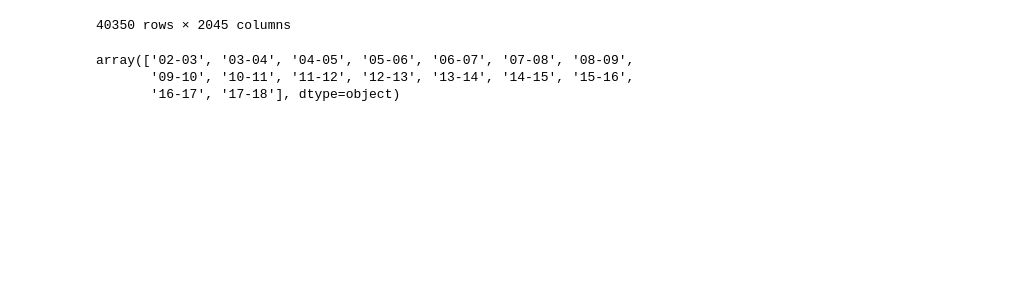
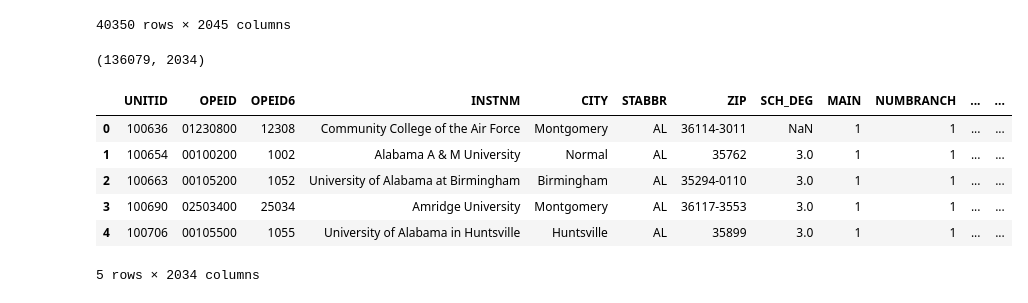
Before and after one commit to voduwa/Final-Project, a Jupyter notebook: tyler.ipynb, the cells around one changed output. Cells and saved outputs as stored; diff of their text form; code cells hidden in the pictures; blank space fills up the shorter version.

```diff
--- a/tyler.ipynb
+++ b/tyler.ipynb
@@ -125,6 +228,7 @@ for i in reversed(range(0,19)):
     b = i + 1
     second = years_import_list[b]
     df = pd.read_csv(f'data/MERGED20{first}_{second}_PP.csv',sep=',',low_memory=False)
+    df = df.dropna(axis='columns',how='all')
     df['MERGED_YEAR_FROM']= first + '-' + second
     all_years = pd.concat([df,all_years],sort=False)
     df = pd.DataFrame()
@@ -151,12 +253,10 @@ all_years
 | 6652 | 439260 | 02075411 | 20754 | KELLER GRADUATE SCHOOL OF MANAGEMENT | WAUKESHA | WI | 531864047 | NaN | NaN | NaN | ... |
 | 6653 | 439321 | 03474300 | 34743 | Ave Maria College | Ypsilanti | MI | 48197 | NaN | NaN | NaN | ... |
 40350 rows × 2045 columns
-# %%
-all_years['MERGED_YEAR_FROM'].unique()
-# %% [output]
-array(['02-03', '03-04', '04-05', '05-06', '06-07', '07-08', '08-09',
-       '09-10', '10-11', '11-12', '12-13', '13-14', '14-15', '15-16',
-       '16-17', '17-18'], dtype=object)
+# %%
+all_years.shape
+# %% [output]
+(136079, 2034)
 # %%
 #This section is completely commented out to avoid creating excel export.
 
@@ -164,0 +282,10 @@ all_years.to_csv('Years02-03_17-18')
+# %%
+all_years.head(5)
+# %% [output]
+|  | UNITID | OPEID | OPEID6 | INSTNM | CITY | STABBR | ZIP | SCH_DEG | MAIN | NUMBRANCH | ... | ... |
+| 0 | 100636 | 01230800 | 12308 | Community College of the Air Force | Montgomery | AL | 36114-3011 | NaN | 1 | 1 | ... | ... |
+| 1 | 100654 | 00100200 | 1002 | Alabama A & M University | Normal | AL | 35762 | 3.0 | 1 | 1 | ... | ... |
+| 2 | 100663 | 00105200 | 1052 | University of Alabama at Birmingham | Birmingham | AL | 35294-0110 | 3.0 | 1 | 1 | ... | ... |
+| 3 | 100690 | 02503400 | 25034 | Amridge University | Montgomery | AL | 36117-3553 | 3.0 | 1 | 1 | ... | ... |
+| 4 | 100706 | 00105500 | 1055 | University of Alabama in Huntsville | Huntsville | AL | 35899 | 3.0 | 1 | 1 | ... | ... |
+5 rows × 2034 columns
```
Also changed, not shown: parts of 17 cells of this notebook.
